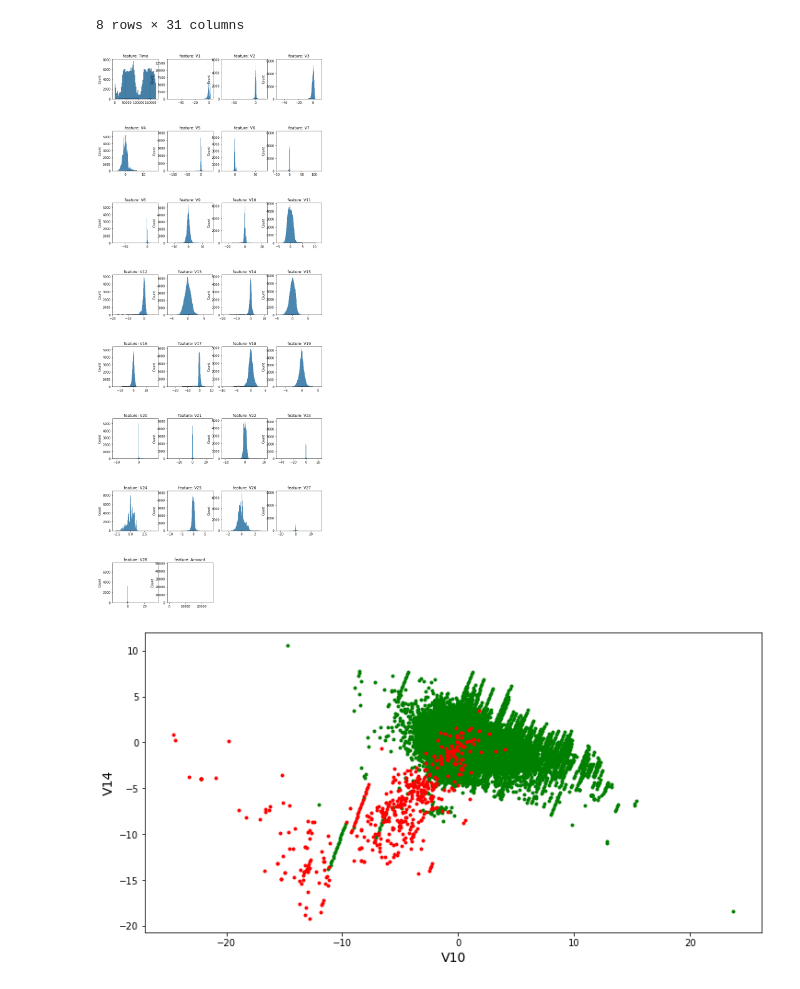
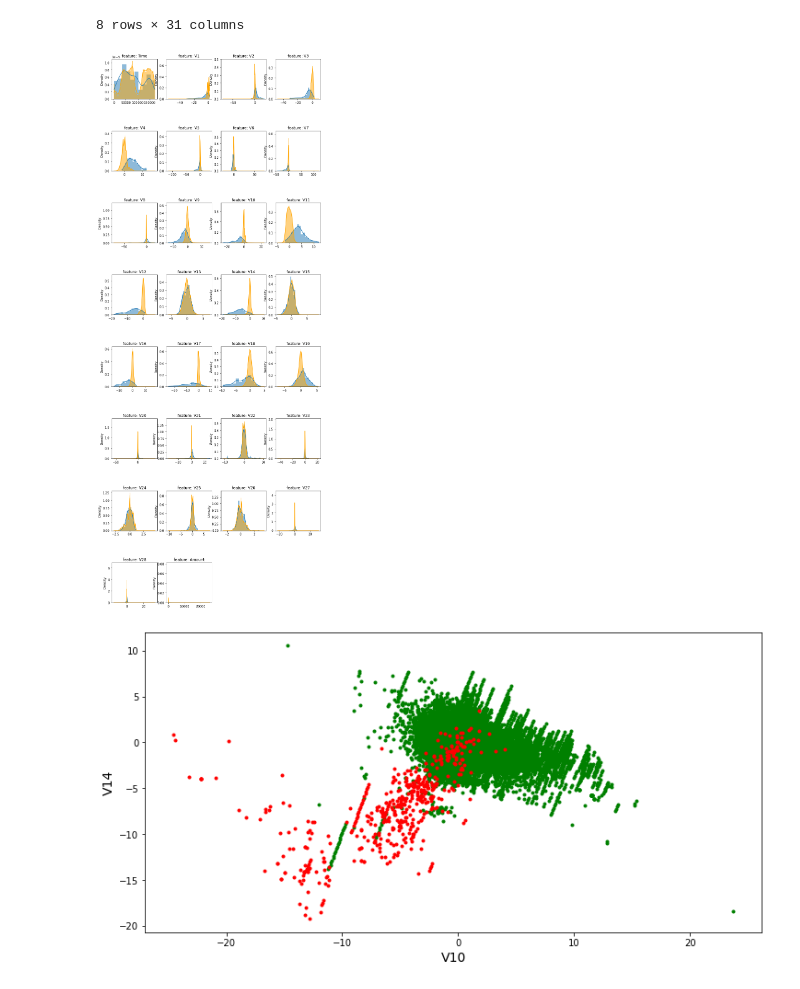
Before and after one commit to AlvaroTV/Credit-Card-Fraud-Detection--Clustering, a Jupyter notebook: KMEANS - Credit Card Fraud Detection.ipynb, the cells around one changed output. Drawn from its saved outputs; the diff is of its cells as text; code cells hidden in the pictures.

```diff
--- a/KMEANS - Credit Card Fraud Detection.ipynb
+++ b/KMEANS - Credit Card Fraud Detection.ipynb
@@ -142,21 +142,21 @@ df.describe()
 # %%
 # Graphic representation of the characteristics
 features = df.drop("Class", axis=1)
 
 plt.figure(figsize=(12,32))
 gs = gridspec.GridSpec(8, 4)
 gs.update(hspace=0.8)
 
 for i, f in enumerate(features):
     ax = plt.subplot(gs[i])
-    sns.histplot(df[f][df["Class"] == 1])
-    sns.histplot(df[f][df["Class"] == 0])
+    sns.histplot(df[f][df["Class"] == 1], kde=True, stat="density", linewidth=0)
+    sns.histplot(df[f][df["Class"] == 0], color='orange', kde=True, stat="density", linewidth=0)
     ax.set_xlabel('')
     ax.set_title('feature: ' + str(f))
 
 plt.show()
 # %% [output]
-[figure, old version]
+[figure, new version]
 # %%
 # Graphic representation of two characteristics
 plt.figure(figsize=(12, 6))
```
Also changed, not shown: parts of 6 cells of this notebook.
